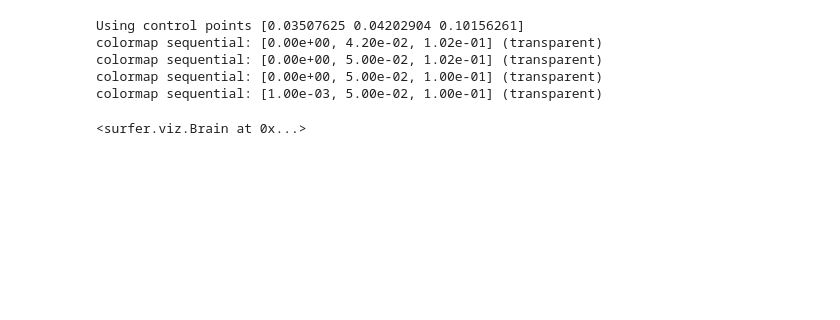
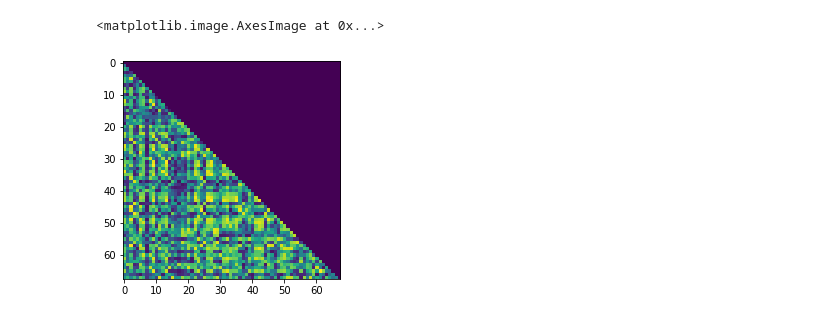
Before and after one commit to kmnuddin/cp_project, a Jupyter notebook: Generate_source_estimates.ipynb, the cells around one changed output. Cells and saved outputs as stored; diff of their text form; code cells hidden in the pictures; blank space fills up the shorter version.

Commit message:
Connectivity analysis using all trials

```diff
--- a/Generate_source_estimates.ipynb
+++ b/Generate_source_estimates.ipynb
@@ -263,0 +251,4 @@ g.plot_topomap(times='interactive', size=3, ch_type='eeg')
+# %%
+fwd = mne_pp.compute_forward_sol(mne_pp.info, src, bem)
+cov = mne_pp.compute_covariance_mat(epoch)
+inv = mne_pp.create_inverse_operator(mne_pp.info, cov, fwd, 0.2, 0.8)
@@ -263,0 +273,9 @@ g.plot_topomap(times='interactive', size=3, ch_type='eeg')
+# %%
+snr = 1.
+lambda2 = 1. / snr ** 2
+stc_epochs = mne.minimum_norm.apply_inverse_epochs(epoch, inv, lambda2, method='sLORETA', pick_ori='normal',
+                                                   return_generator=True)
+# %%
+labels = mne.read_labels_from_annot(mne_pp.subject)
+labels = [lbl for lbl in labels if lbl.name != 'unknown-lh']
+label_ts = mne.extract_label_time_course(stc_epochs, labels, src, verbose=True)
@@ -263,0 +304,5 @@ g.plot_topomap(times='interactive', size=3, ch_type='eeg')
+# %%
+con_methods = ['coh']
+con, freqs, times, n_epochs, n_tapers = mne.connectivity.spectral_connectivity(
+    label_ts, method=con_methods, mode='multitaper', sfreq=500, fmin=8, fmax=13,
+    faverage=True, mt_adaptive=True, n_jobs=2)
@@ -264,13 +437,9 @@ g.plot_topomap(times='interactive', size=3, ch_type='eeg')
+# %%
+plt.imshow(con[:,:,0])
+# %% [output]
+<matplotlib.image.AxesImage at 0x...>
+[figure, added]
 # %%
 stcs = mne_pp.generate_event_wise_stcs(epochs, evokeds, montage, src, bem, gen_mode = False, save = False)
-# %%
-stcs['S20_stc']['2'].plot(mne_pp.subject,time_viewer=True, hemi = 'split')
-# %% [output]
-Using control points [0.03507625 0.04202904 0.10156261]
-colormap sequential: [0.00e+00, 4.20e-02, 1.02e-01] (transparent)
-colormap sequential: [0.00e+00, 5.00e-02, 1.02e-01] (transparent)
-colormap sequential: [0.00e+00, 5.00e-02, 1.00e-01] (transparent)
-colormap sequential: [1.00e-03, 5.00e-02, 1.00e-01] (transparent)
-<surfer.viz.Brain at 0x...>
 # %%
 stcs_cp = mne_pp.apply_cortical_parcellation_event_stcs(stcs, src, save=False, gen_mode=False)
```
Also changed, not shown: parts of 20 cells of this notebook, 3 other files.
